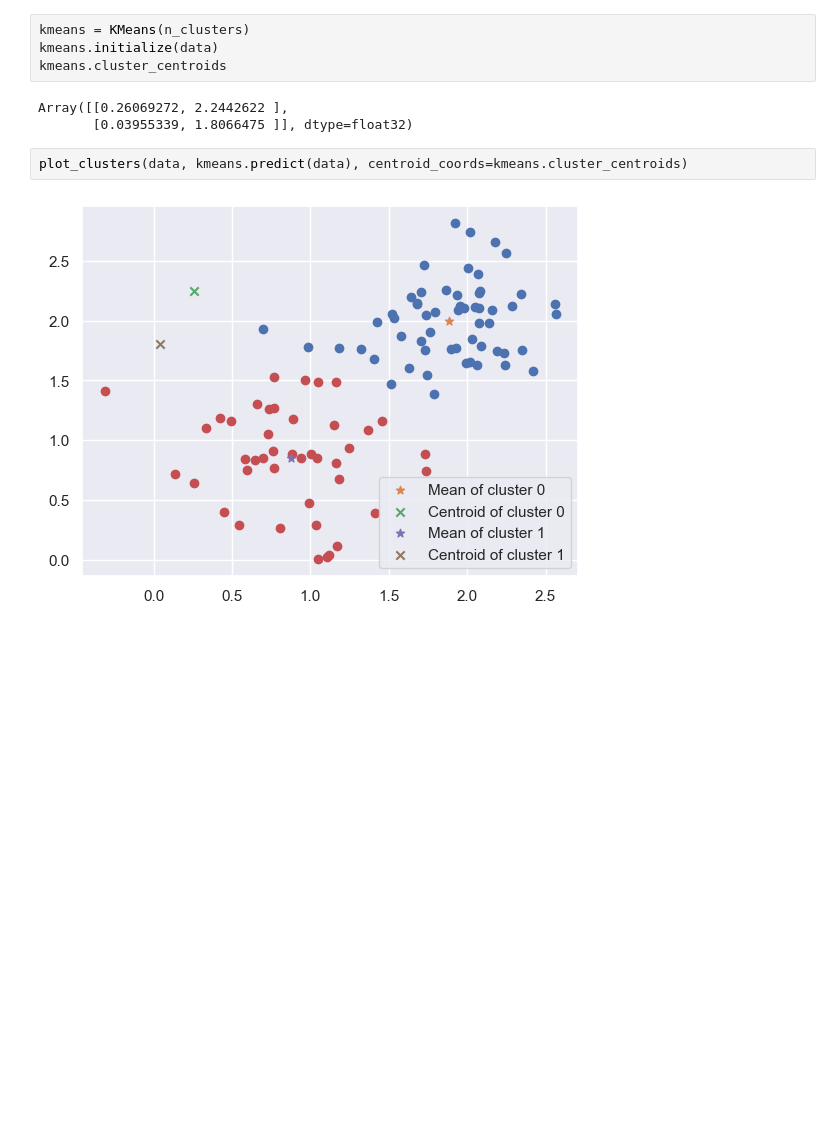
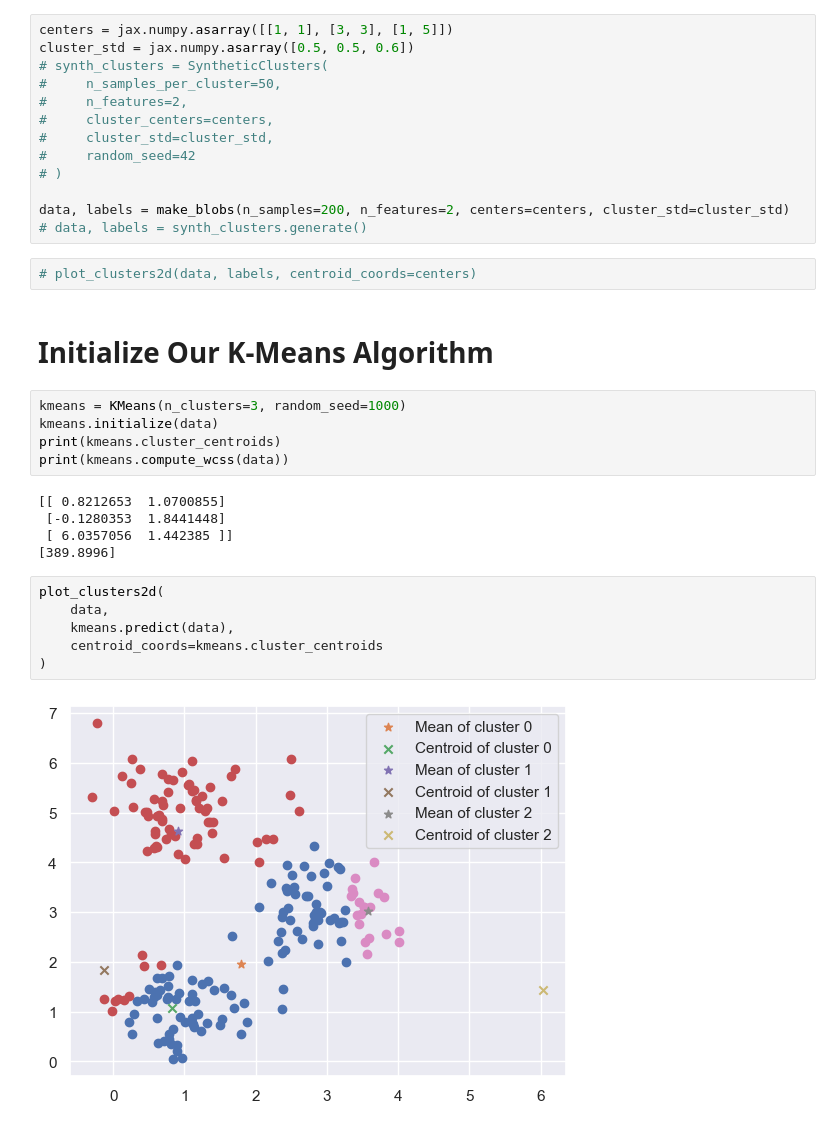
Before and after one commit to djvaroli/kernel-zero, a Jupyter notebook: ml/unsupervised/kmeans/kmeans.ipynb, the cells around one changed output. Saved outputs shown, nothing was run; the diff lists cells and outputs as text; blank space fills up the shorter version.

```diff
--- a/ml/unsupervised/kmeans/kmeans.ipynb
+++ b/ml/unsupervised/kmeans/kmeans.ipynb
@@ -35,12 +16,36 @@ plot_clusters(data, labels, centroid_coords=jax.numpy.asarray(true_center_coords
+# %%
+centers = jax.numpy.asarray([[1, 1], [3, 3], [1, 5]])
+cluster_std = jax.numpy.asarray([0.5, 0.5, 0.6])
+# synth_clusters = SyntheticClusters(
+#     n_samples_per_cluster=50,
+#     n_features=2,
+#     cluster_centers=centers,
+#     cluster_std=cluster_std,
+#     random_seed=42
+# )
+
+data, labels = make_blobs(n_samples=200, n_features=2, centers=centers, cluster_std=cluster_std)
+# data, labels = synth_clusters.generate()
+# %%
+# plot_clusters2d(data, labels, centroid_coords=centers)
+# %% [markdown]
+# Initialize Our K-Means Algorithm
 # %%
-kmeans = KMeans(n_clusters)
+kmeans = KMeans(n_clusters=3, random_seed=1000)
 kmeans.initialize(data)
-kmeans.cluster_centroids
+print(kmeans.cluster_centroids)
+print(kmeans.compute_wcss(data))
 # %% [output]
-Array([[0.26069272, 2.2442622 ],
-       [0.03955339, 1.8066475 ]], dtype=float32)
+[[ 0.8212653  1.0700855]
+ [-0.1280353  1.8441448]
+ [ 6.0357056  1.442385 ]]
+[389.8996]
 # %%
-plot_clusters(data, kmeans.predict(data), centroid_coords=kmeans.cluster_centroids)
+plot_clusters2d(
+    data,
+    kmeans.predict(data),
+    centroid_coords=kmeans.cluster_centroids
+)
 # %% [output]
-[figure, old version]
+[figure, new version]
 # %%
```
Also changed, not shown: parts of 9 cells of this notebook, 1 other file.
